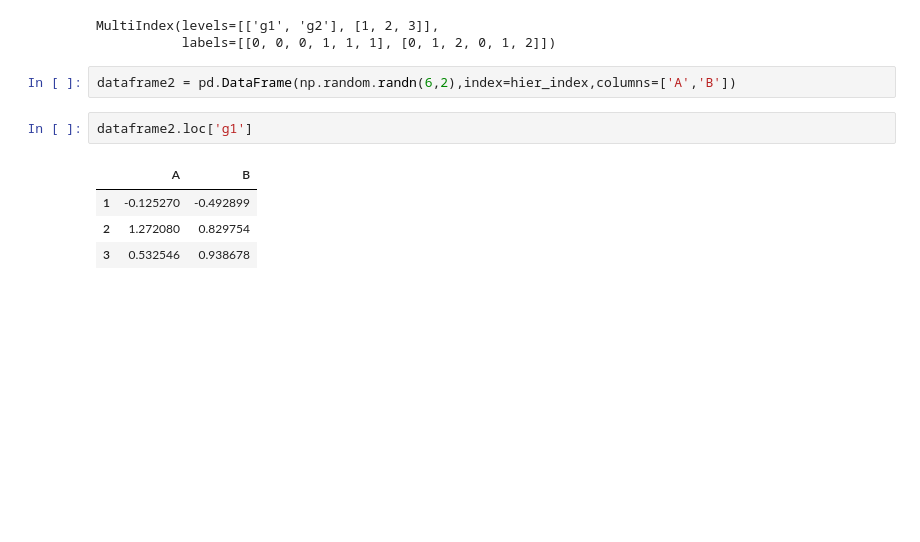
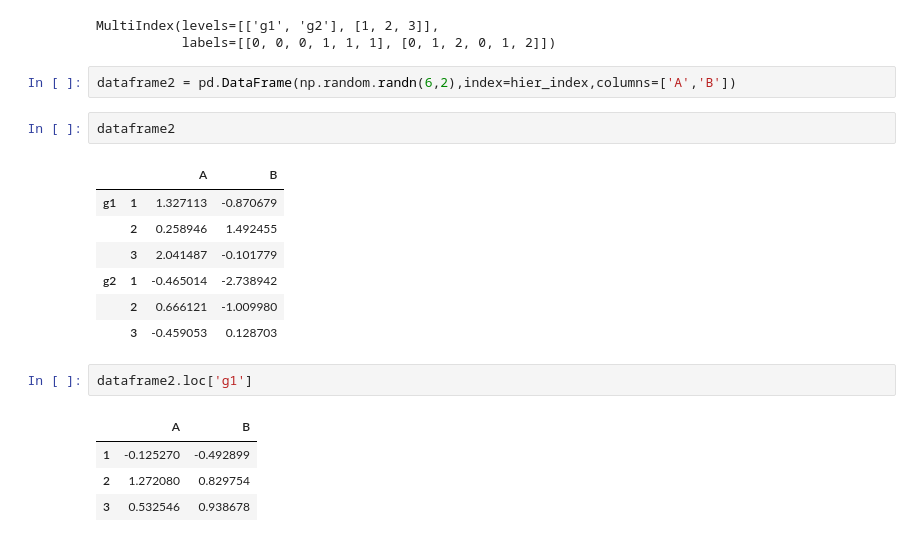
Before and after one commit to msadegh97/machine-learning-course, a Jupyter notebook: appendix-02-Numpy_Pandas.ipynb, the cells around one changed output. Cells and saved outputs as stored; diff of their text form; blank space fills up the shorter version.

```diff
--- a/appendix-02-Numpy_Pandas.ipynb
+++ b/appendix-02-Numpy_Pandas.ipynb
@@ -552,6 +552,16 @@ MultiIndex(levels=[['g1', 'g2'], [1, 2, 3]],
            labels=[[0, 0, 0, 1, 1, 1], [0, 1, 2, 0, 1, 2]])
 # %%
 dataframe2 = pd.DataFrame(np.random.randn(6,2),index=hier_index,columns=['A','B'])
+# %%
+dataframe2
+# %% [output]
+|  |  | A | B |
+| g1 | 1 | 1.327113 | -0.870679 |
+|  | 2 | 0.258946 | 1.492455 |
+|  | 3 | 2.041487 | -0.101779 |
+| g2 | 1 | -0.465014 | -2.738942 |
+|  | 2 | 0.666121 | -1.009980 |
+|  | 3 | -0.459053 | 0.128703 |
 # %%
 dataframe2.loc['g1']
 # %% [output]
```
Also changed, not shown: parts of 3 cells of this notebook, 11 other files.
